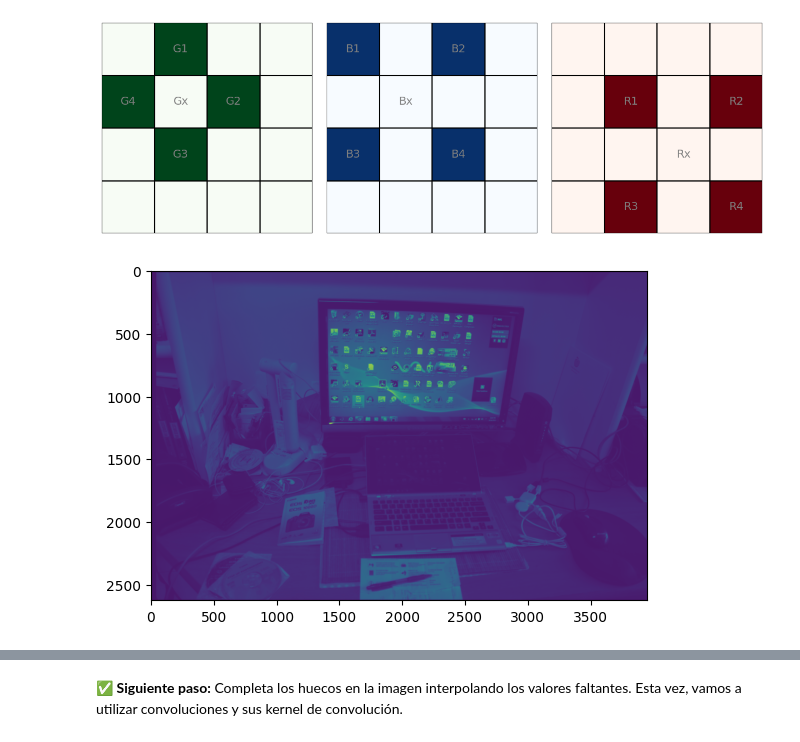
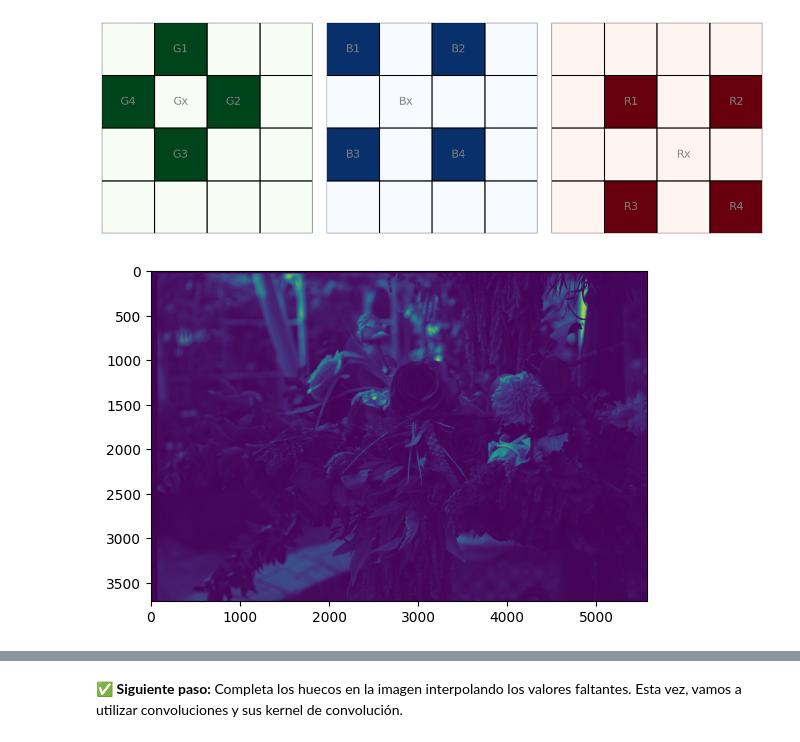
Before and after one commit to AndreaBernal00/Hands-on-Computer-Vision, a Jupyter notebook: sesiones/sesion2/Sesion2_1_Demosaicking.ipynb, the cells around one changed output, grey strips where cells are left out. Drawn from its saved outputs; the diff is of its cells as text; code cells hidden in the pictures.

```diff
--- a/sesiones/sesion2/Sesion2_1_Demosaicking.ipynb
+++ b/sesiones/sesion2/Sesion2_1_Demosaicking.ipynb
@@ -38,7 +38,7 @@ from scipy.ndimage import convolve
 Los raw disponibles son `raw.CR2`, `raw_Canon.CR2`, `raw_Canon2.CR2`, `raw_GOPRO1.dng`, `raw_GOPRO2.dng`, `raw_Nikon.NEF`.
 # %%
 # @title Seleeciona el archivo raw
-raw_file = "raw.CR2"  # @param {type:"string"}
+raw_file = "raw_Canon.CR2"  # @param {type:"string"}
 # %%
 # @title descargar raw
 raw_files = {
@@ -153,20 +159,35 @@ plt.show()
 # %%
 RED, GREEN, BLUE = 0, 1, 2
 
 
 def get_cfa_channel(i, j):
-    ...
+    if i%2==0:
+      if j%2==0:
+        return BLUE
+      else:
+        return GREEN
+    else:
+      if j%2==0:
+        return GREEN
+      else:
+        return RED
+
 
 def get_cfa_mask(shape):
-    ...
+    mask = np.zeros(shape)
+    for i in range(shape[0]):
+      for j in range(shape[1]):
+        mask[i,j] = get_cfa_channel(i,j)
+
+    return mask
 
 cfa_mask = get_cfa_mask(image.shape)
 
 r_mask, g_mask, b_mask = (cfa_mask == RED), (cfa_mask == GREEN), (cfa_mask == BLUE)
 
 r, g, b = image * r_mask, image * g_mask, image * b_mask
 
 plt.imshow(r + g + b)
 plt.show()
 # %% [output]
-[figure, old version]
+[figure, new version]
```
Also changed, not shown: parts of 7 cells of this notebook.
